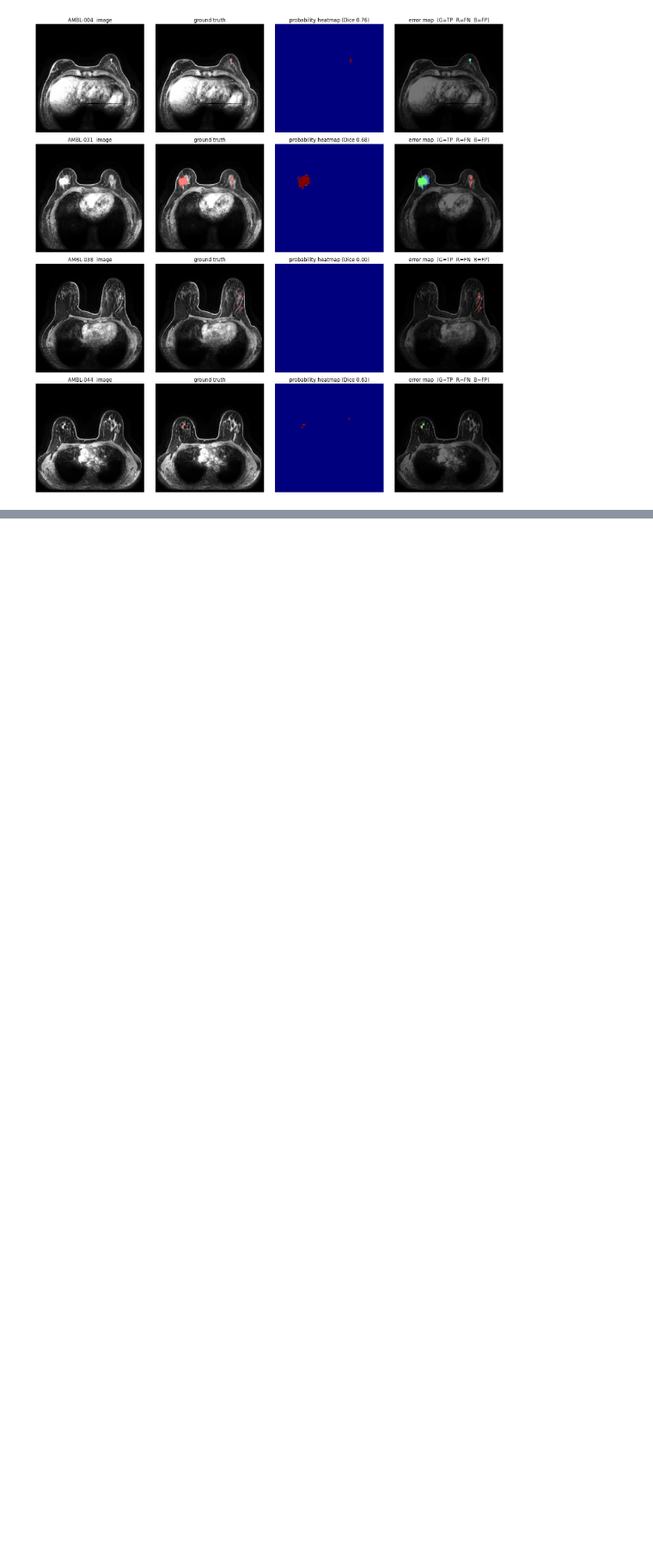
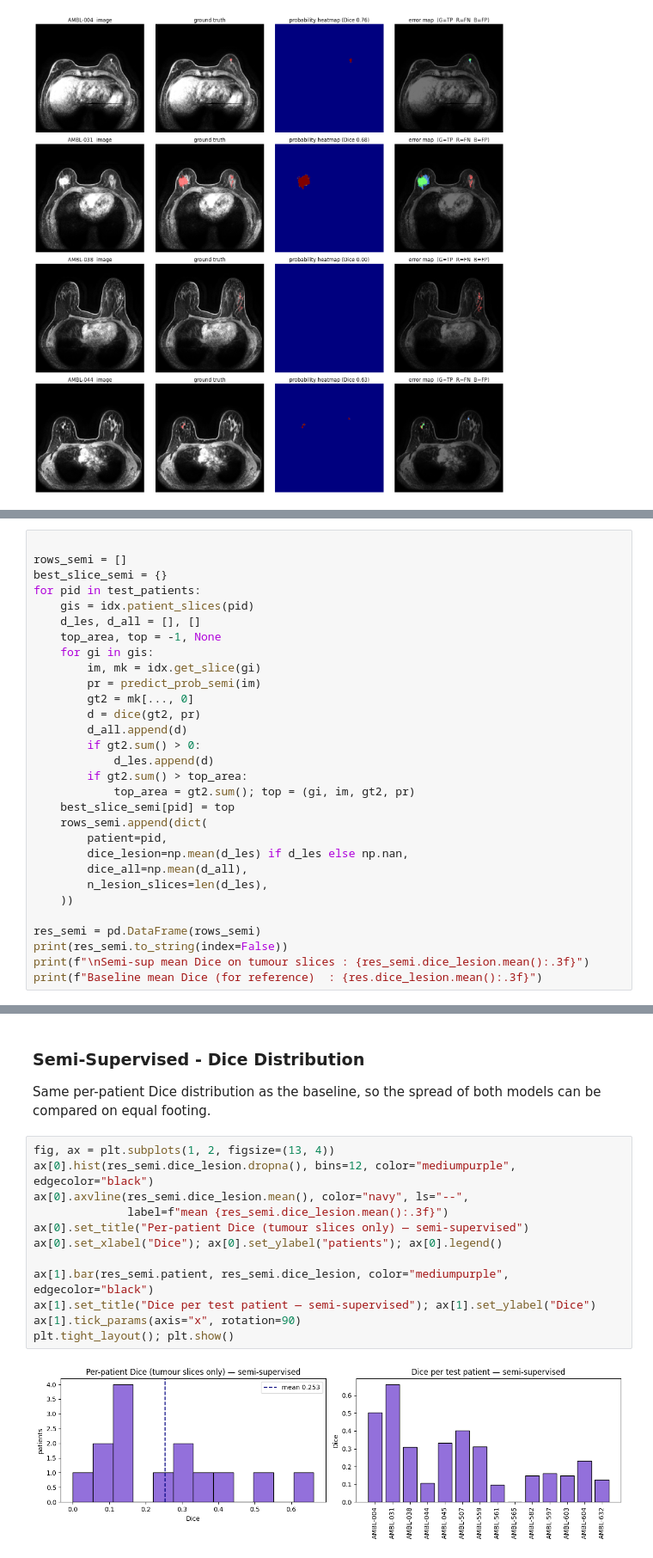
Before and after one commit to MelisaAta/AI_Project, a Jupyter notebook: Evaluation.ipynb, the cells around one changed output, grey strips where cells are left out. Shown at 86% size. Saved outputs shown, nothing was run; the diff lists cells and outputs as text; blank space fills up the shorter version.

Commit message:
Finalized the semi-supervised model, training and evaluation. Added a comparsion between the two models

```diff
--- a/Evaluation.ipynb
+++ b/Evaluation.ipynb
@@ -255,0 +267,30 @@ plt.tight_layout(); plt.show()
+# %%
+
+rows_semi = []
+best_slice_semi = {}
+for pid in test_patients:
+    gis = idx.patient_slices(pid)
+    d_les, d_all = [], []
+    top_area, top = -1, None
+    for gi in gis:
+        im, mk = idx.get_slice(gi)
+        pr = predict_prob_semi(im)
+        gt2 = mk[..., 0]
+        d = dice(gt2, pr)
+        d_all.append(d)
+        if gt2.sum() > 0:
+            d_les.append(d)
+        if gt2.sum() > top_area:
+            top_area = gt2.sum(); top = (gi, im, gt2, pr)
+    best_slice_semi[pid] = top
+    rows_semi.append(dict(
+        patient=pid,
+        dice_lesion=np.mean(d_les) if d_les else np.nan,
+        dice_all=np.mean(d_all),
+        n_lesion_slices=len(d_les),
+    ))
+
+res_semi = pd.DataFrame(rows_semi)
+print(res_semi.to_string(index=False))
+print(f"\nSemi-sup mean Dice on tumour slices : {res_semi.dice_lesion.mean():.3f}")
+print(f"Baseline mean Dice (for reference)  : {res.dice_lesion.mean():.3f}")
@@ -255,0 +316,19 @@ plt.tight_layout(); plt.show()
+# %% [markdown]
+### Semi-Supervised - Dice Distribution
+
+Same per-patient Dice distribution as the baseline, so the spread of both models
+can be compared on equal footing.
+# %%
+fig, ax = plt.subplots(1, 2, figsize=(13, 4))
+ax[0].hist(res_semi.dice_lesion.dropna(), bins=12, color="mediumpurple", edgecolor="black")
+ax[0].axvline(res_semi.dice_lesion.mean(), color="navy", ls="--",
+              label=f"mean {res_semi.dice_lesion.mean():.3f}")
+ax[0].set_title("Per-patient Dice (tumour slices only) — semi-supervised")
+ax[0].set_xlabel("Dice"); ax[0].set_ylabel("patients"); ax[0].legend()
+
+ax[1].bar(res_semi.patient, res_semi.dice_lesion, color="mediumpurple", edgecolor="black")
+ax[1].set_title("Dice per test patient — semi-supervised"); ax[1].set_ylabel("Dice")
+ax[1].tick_params(axis="x", rotation=90)
+plt.tight_layout(); plt.show()
+# %% [output]
+[figure, added]
```
Also changed, not shown: parts of 12 cells of this notebook, 1 other file.
